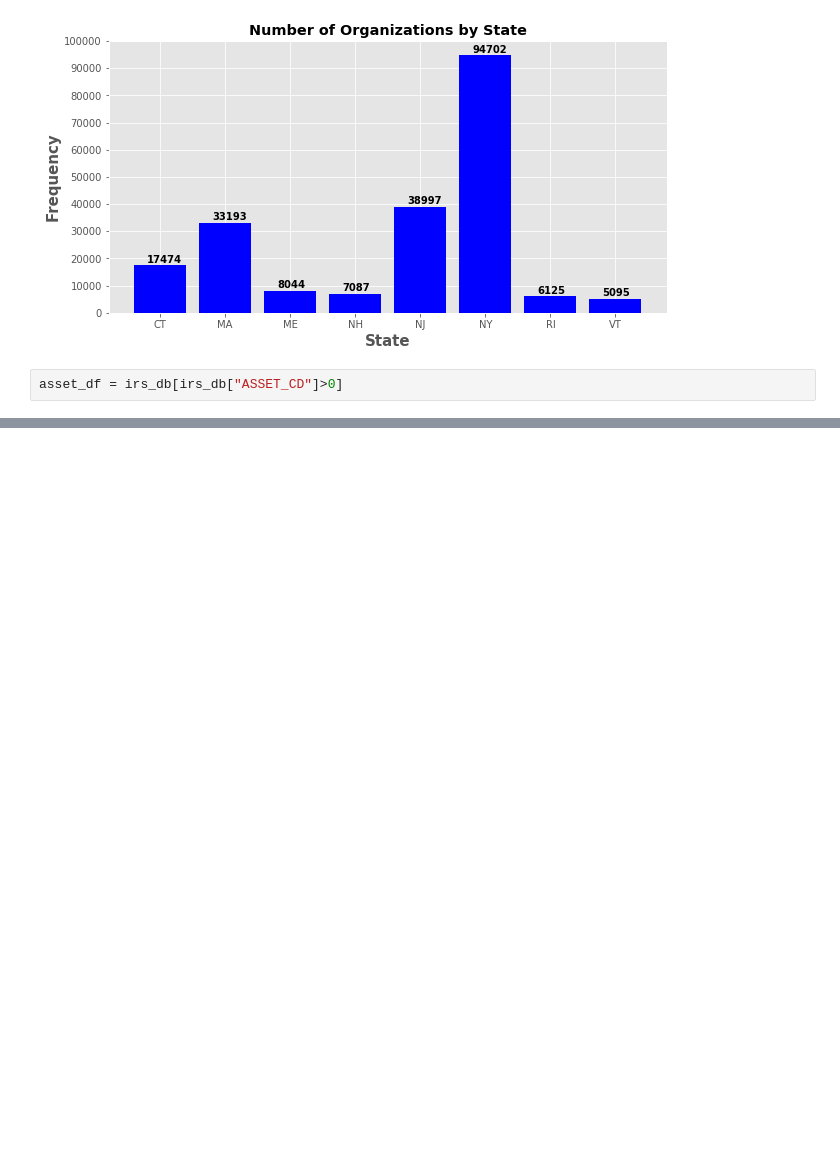
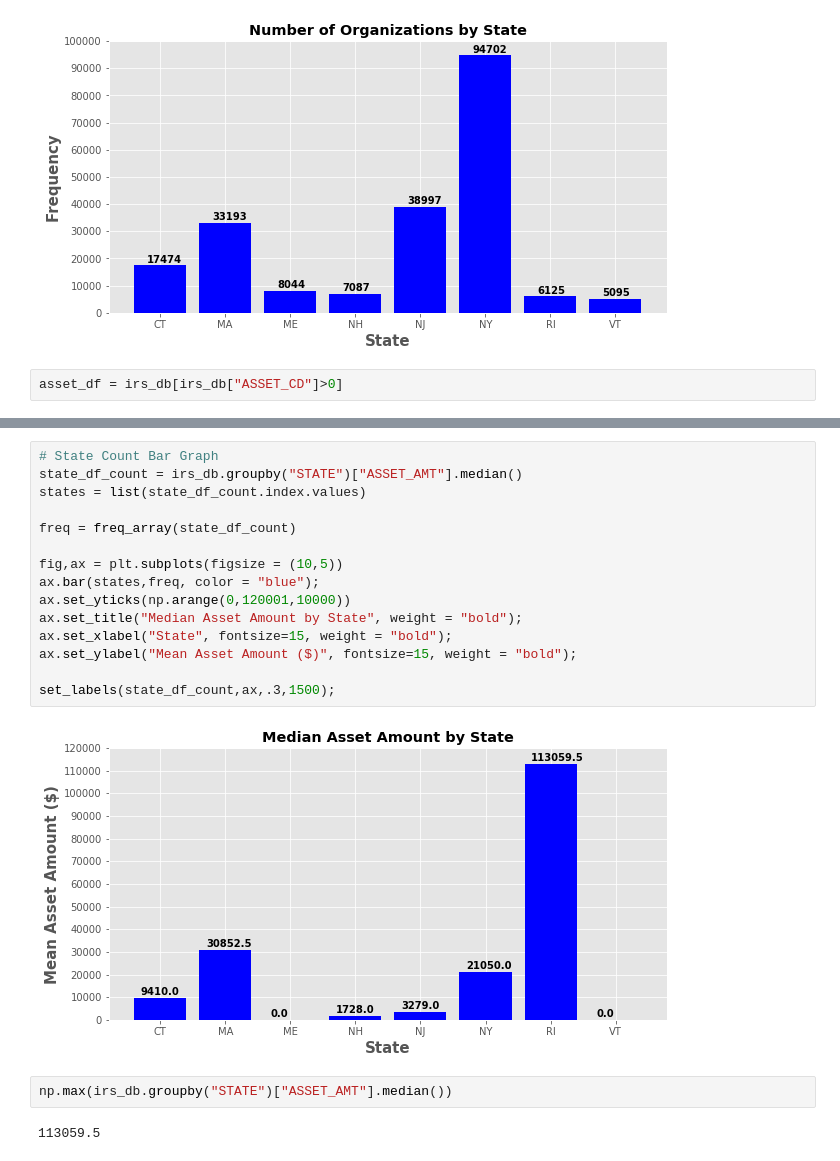
Before and after one commit to jackvessa/Capstone1_Givz_EDA, a Jupyter notebook: IRS_EDA_Region1.ipynb, the cells around one changed output, grey strips where cells are left out. Drawn from its saved outputs; the diff is of its cells as text; blank space fills up the shorter version.

```diff
--- a/IRS_EDA_Region1.ipynb
+++ b/IRS_EDA_Region1.ipynb
@@ -201,0 +246,21 @@ ax.set_xticklabels(states);
+# %%
+# State Count Bar Graph
+state_df_count = irs_db.groupby("STATE")["ASSET_AMT"].median()
+states = list(state_df_count.index.values)
+
+freq = freq_array(state_df_count)
+
+fig,ax = plt.subplots(figsize = (10,5))
+ax.bar(states,freq, color = "blue");
+ax.set_yticks(np.arange(0,120001,10000))
+ax.set_title("Median Asset Amount by State", weight = "bold");
+ax.set_xlabel("State", fontsize=15, weight = "bold");
+ax.set_ylabel("Mean Asset Amount ($)", fontsize=15, weight = "bold");
+
+set_labels(state_df_count,ax,.3,1500);
+# %% [output]
+[figure, added]
+# %%
+np.max(irs_db.groupby("STATE")["ASSET_AMT"].median())
+# %% [output]
+113059.5
```
Also changed, not shown: parts of 10 cells of this notebook, 1 other file.
